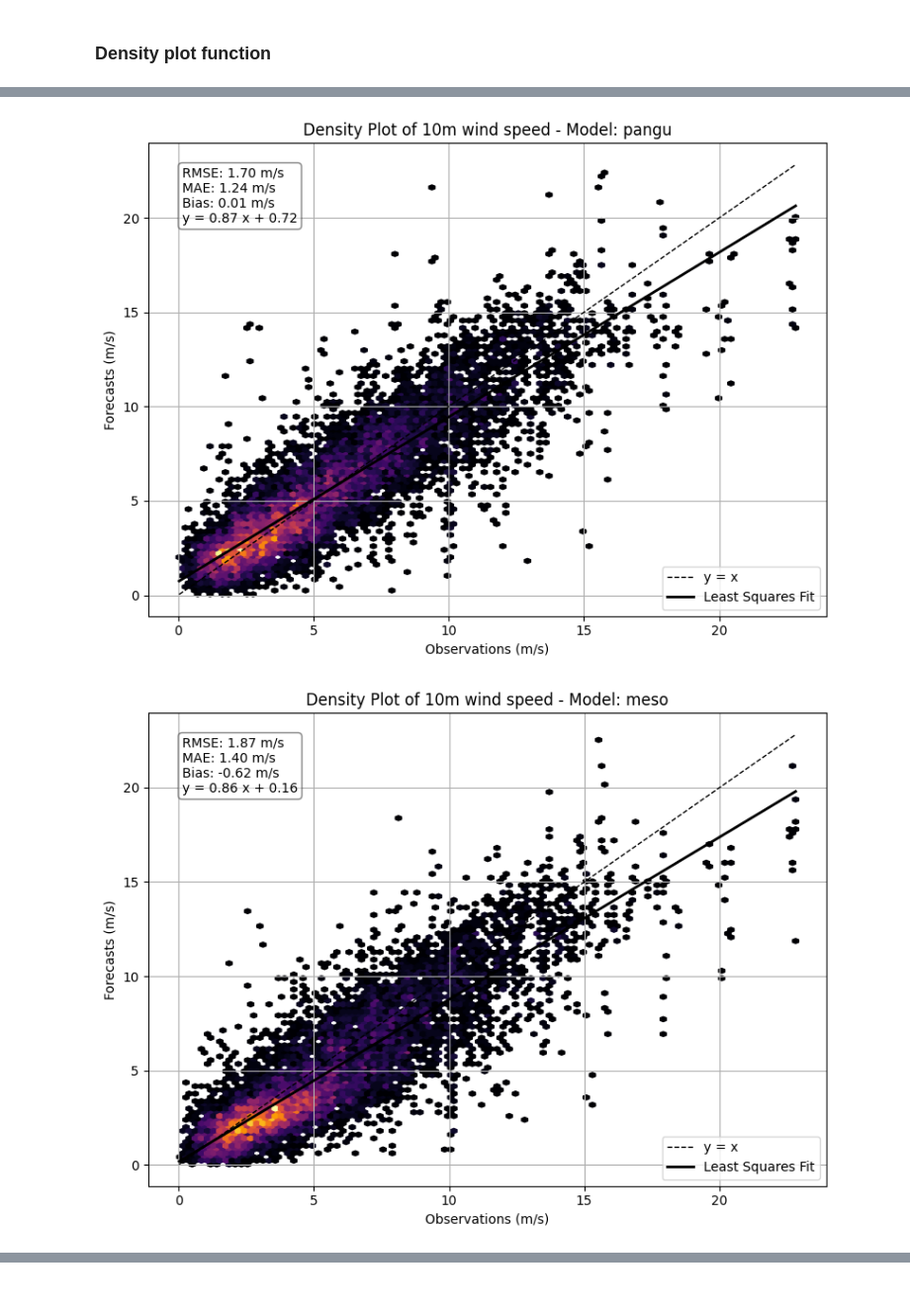
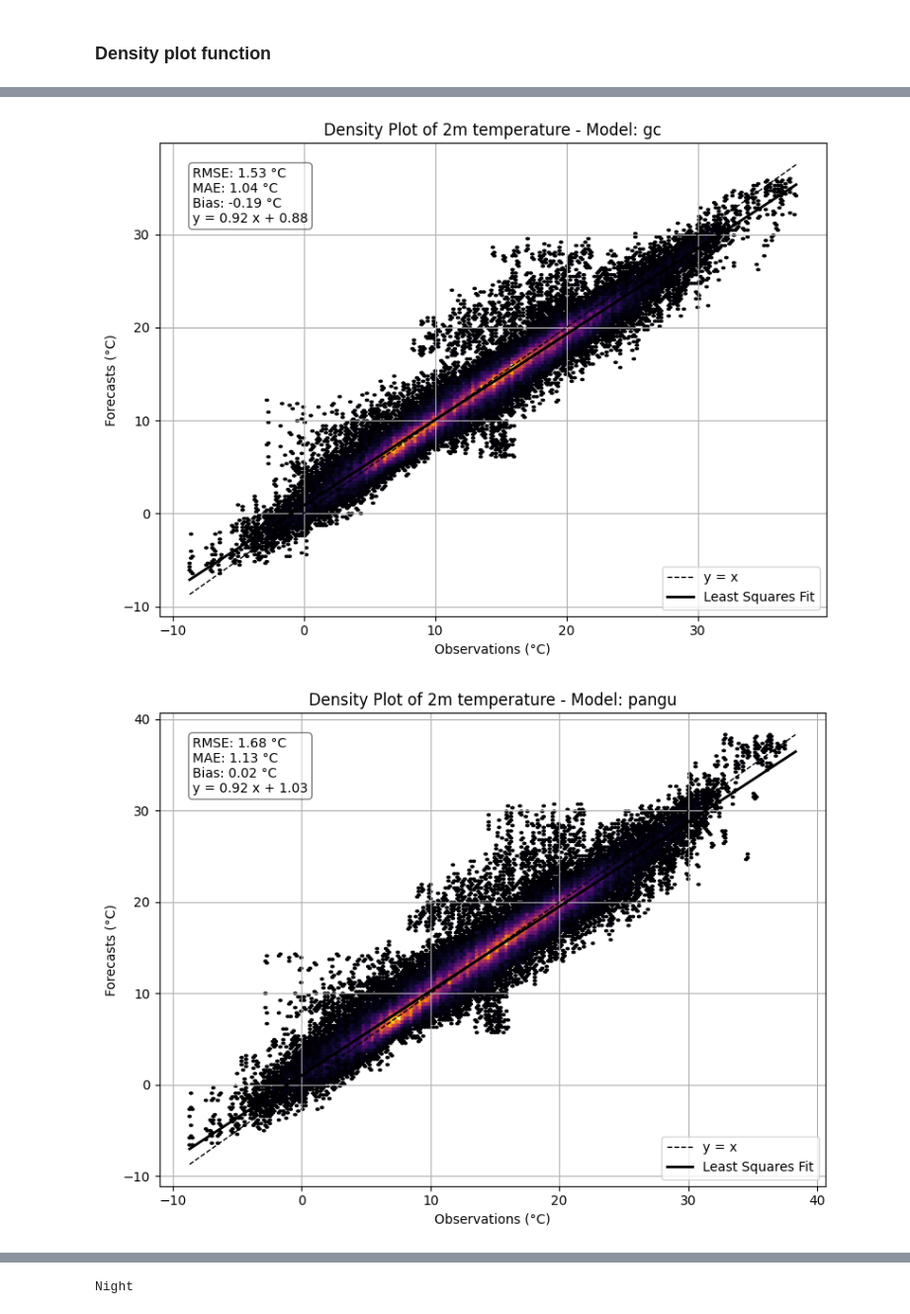
Before and after one commit to koenlode/Thesis, a Jupyter notebook: scatter_plots_results.ipynb, the cells around one changed output, grey strips where cells are left out. Shown at 99% size. Cells and saved outputs as stored; diff of their text form; code cells hidden in the pictures.

```diff
--- a/scatter_plots_results.ipynb
+++ b/scatter_plots_results.ipynb
@@ -10,7 +10,7 @@ import pandas as pd
 import matplotlib.pyplot as plt
 import seaborn as sns
 # %%
-results = xr.open_dataset('/home/koenr/thesis_code/results_2022_ws_gcshifted_mesohourly15pdt_gc_pangu_ERA5.nc')
+results = xr.open_dataset('/home/koenr/thesis_code/results_2022_ws_gcshifted_mesohourly15pdt_gc_pangu_ERA5_ens_rain_wd.nc')
 # %% [markdown]
 ### Scatter plot function
 # %%
@@ -142,12 +142,6 @@ def scatter_plot(
 # %% [markdown]
 ### Density plot function
 # %%
-import xarray as xr
-import numpy as np
-import pandas as pd
-import matplotlib.pyplot as plt
-import seaborn as sns
-
 def create_density_plot(
     dataset,
     variable,
@@ -156,6 +150,7 @@ def create_density_plot(
     stations=None,
     times=None,
     figsize=(8, 6),
+    density_gridsize =200,
     savefig=False,
     filename='density_plot.png'
 ):
@@ -254,7 +249,7 @@ def create_density_plot(
         hb = plt.hexbin(
             merged_df['Observation'],
             merged_df['Forecast'],
-            gridsize=100,
+            gridsize=density_gridsize,
             cmap='inferno',
             mincnt=1
         )
@@ -300,5 +295,5 @@ def create_density_plot(
         if savefig:
             model_filename = filename.replace('.png', f'_{model}.png')
             plt.savefig(model_filename, dpi=300)
-
+            plt.close()
         plt.show()
@@ -340,20 +369,23 @@ scatter_plot(
 # %%
-# Select the variable and models
-variable = '10m_wind_speed'
-models = ['hres', 'gc', 'pangu', 'meso', 'analysis', 'ERA5']
-
 # take only the prediction_timedelta that are during the day
-prediction_timedelta_day = ['12 hours', '18 hours', '36 hours', '42 hours', '60 hours', '66 hours', '84 hours', '90 hours']  # Replace with actual timedelta values
+prediction_timedelta_day = ['12 hours', '18 hours', '36 hours', '42 hours', '60 hours', '66 hours', '84 hours', '90 hours']
 
 # take only the prediction_timedelta that are during the night
-prediction_timedelta_night = ['6 hours', '24 hours', '30 hours', '48 hours', '54 hours', '72 hours', '78 hours', '96 hours']  # Replace with actual timedelta values
+prediction_timedelta_night = ['6 hours', '24 hours', '30 hours', '48 hours', '54 hours', '72 hours', '78 hours', '96 hours']
 
-# Call the function
+print('Day')
 create_density_plot(
-    results,
-    # prediction_timedelta=prediction_timedelta_day,
-    variable=variable,
-    models=models,
-    stations=stations,
+results,
+variable='2m_temperature',
+models= ['hres', 'meso', 'gc', 'pangu', 'ens', 'analysis'],
+prediction_timedelta=prediction_timedelta_day,
 )
+
+print('Night')
+create_density_plot(
+results,
+variable='2m_temperature',
+models= ['hres', 'meso', 'gc', 'pangu', 'ens', 'analysis'],
+prediction_timedelta=prediction_timedelta_night,
+)
 # %% [output]
@@ -362,2 +395,2 @@ create_density_plot(
-[figure, old version]
+[figure, new version]
-[figure, old version]
+[figure, new version]
@@ -365,0 +399 @@ create_density_plot(
+Night
```
Also changed, not shown: parts of 6 cells of this notebook, 8 other files.
